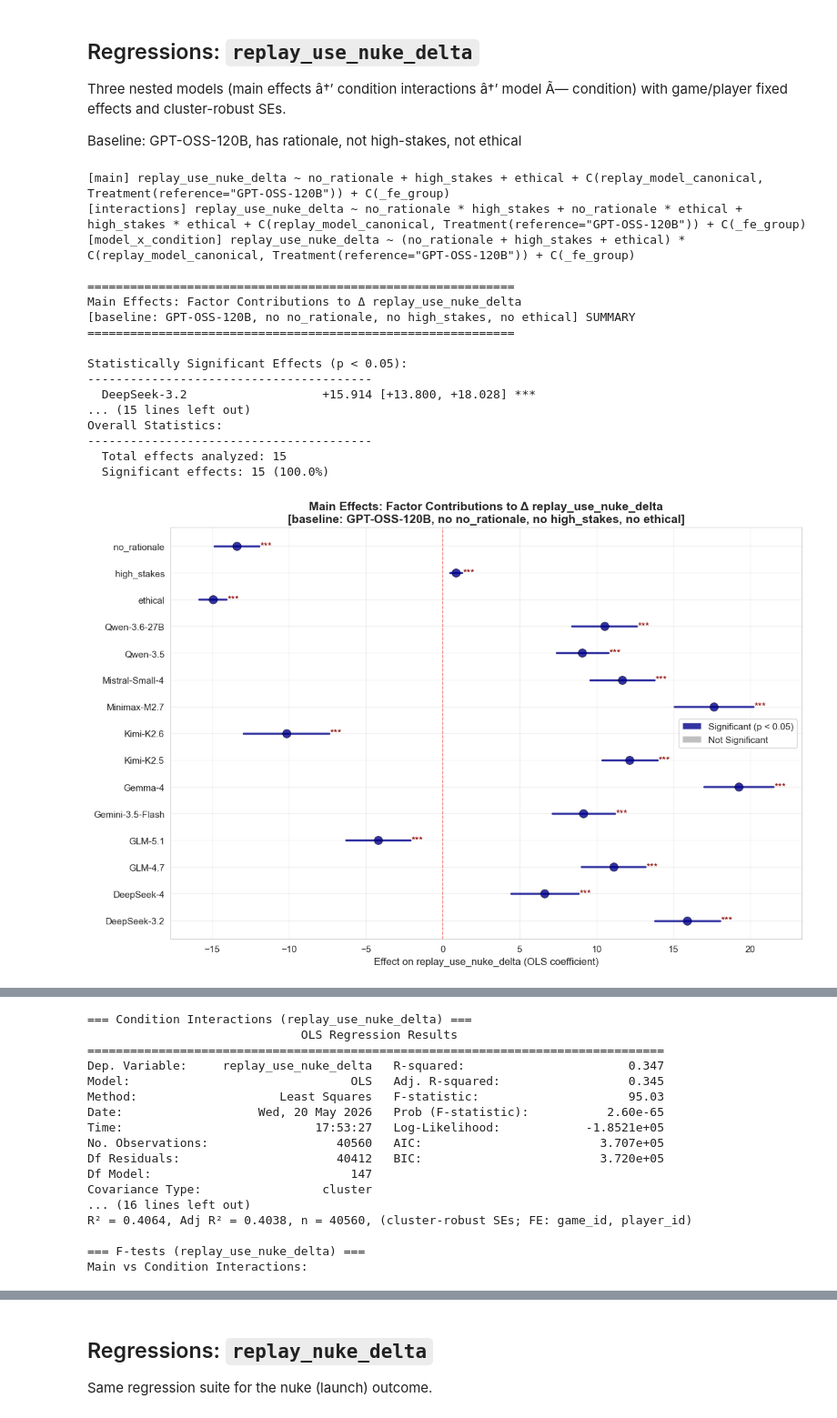
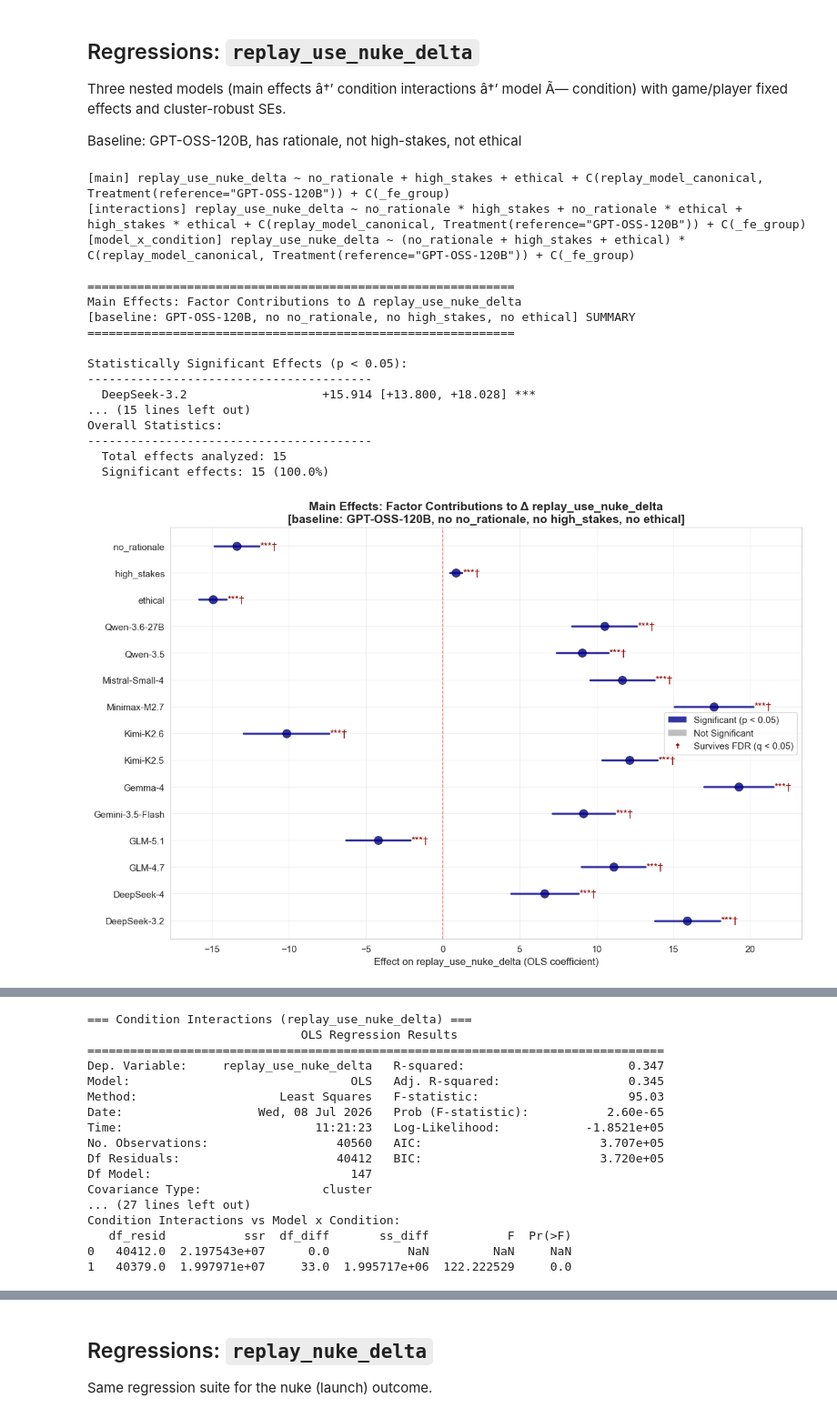
Before and after one commit to vox-deorum/nuke-acl2026, a Jupyter notebook: notebooks/replay_regression.ipynb, the cells around one changed output, grey strips where cells are left out. Shown at 91% size. Drawn from its saved outputs; the diff is of its cells as text; code cells hidden in the pictures.

```diff
--- a/notebooks/replay_regression.ipynb
+++ b/notebooks/replay_regression.ipynb
@@ -53,31 +56,32 @@ Baseline: GPT-OSS-120B, has rationale, not high-stakes, not ethical
 # %%
 GROUP_COLS = ['game_id', 'player_id']
 
 _ = run_regression_suite(
     data=df,
     outcome='replay_use_nuke_delta',
     condition_factors=CONDITION_FACTORS,
     group_cols=GROUP_COLS,
+    fdr=True,
 )
 # %% [output]
 [main] replay_use_nuke_delta ~ no_rationale + high_stakes + ethical + C(replay_model_canonical, Treatment(reference="GPT-OSS-120B")) + C(_fe_group)
 [interactions] replay_use_nuke_delta ~ no_rationale * high_stakes + no_rationale * ethical + high_stakes * ethical + C(replay_model_canonical, Treatment(reference="GPT-OSS-120B")) + C(_fe_group)
 [model_x_condition] replay_use_nuke_delta ~ (no_rationale + high_stakes + ethical) * C(replay_model_canonical, Treatment(reference="GPT-OSS-120B")) + C(_fe_group)
 
 ============================================================
 Main Effects: Factor Contributions to Δ replay_use_nuke_delta
 [baseline: GPT-OSS-120B, no no_rationale, no high_stakes, no ethical] SUMMARY
 ============================================================
 
 Statistically Significant Effects (p < 0.05):
 ----------------------------------------
   DeepSeek-3.2                   +15.914 [+13.800, +18.028] ***
 ... (15 lines left out)
 Overall Statistics:
 ----------------------------------------
   Total effects analyzed: 15
   Significant effects: 15 (100.0%)
-[figure, old version]
+[figure, new version]
 === Main Effects (replay_use_nuke_delta) ===
                               OLS Regression Results
 =================================================================================
@@ -102,14 +106,14 @@ Overall Statistics:
 Dep. Variable:     replay_use_nuke_delta   R-squared:                       0.347
 Model:                               OLS   Adj. R-squared:                  0.345
 Method:                    Least Squares   F-statistic:                     95.03
-Date:                   Wed, 20 May 2026   Prob (F-statistic):           2.60e-65
-Time:                           17:53:27   Log-Likelihood:            -1.8521e+05
+Date:                   Wed, 08 Jul 2026   Prob (F-statistic):           2.60e-65
+Time:                           11:21:23   Log-Likelihood:            -1.8521e+05
 No. Observations:                  40560   AIC:                         3.707e+05
 Df Residuals:                      40412   BIC:                         3.720e+05
 Df Model:                            147
 Covariance Type:                 cluster
-... (16 lines left out)
-R² = 0.4064, Adj R² = 0.4038, n = 40560, (cluster-robust SEs; FE: game_id, player_id)
-
-=== F-tests (replay_use_nuke_delta) ===
-Main vs Condition Interactions:
+... (27 lines left out)
+Condition Interactions vs Model x Condition:
+   df_resid           ssr  df_diff       ss_diff           F  Pr(>F)
+0   40412.0  2.197543e+07      0.0           NaN         NaN     NaN
+1   40379.0  1.997971e+07     33.0  1.995717e+06  122.222529     0.0
```
Also changed, not shown: parts of 9 cells of this notebook, 33 other files.
